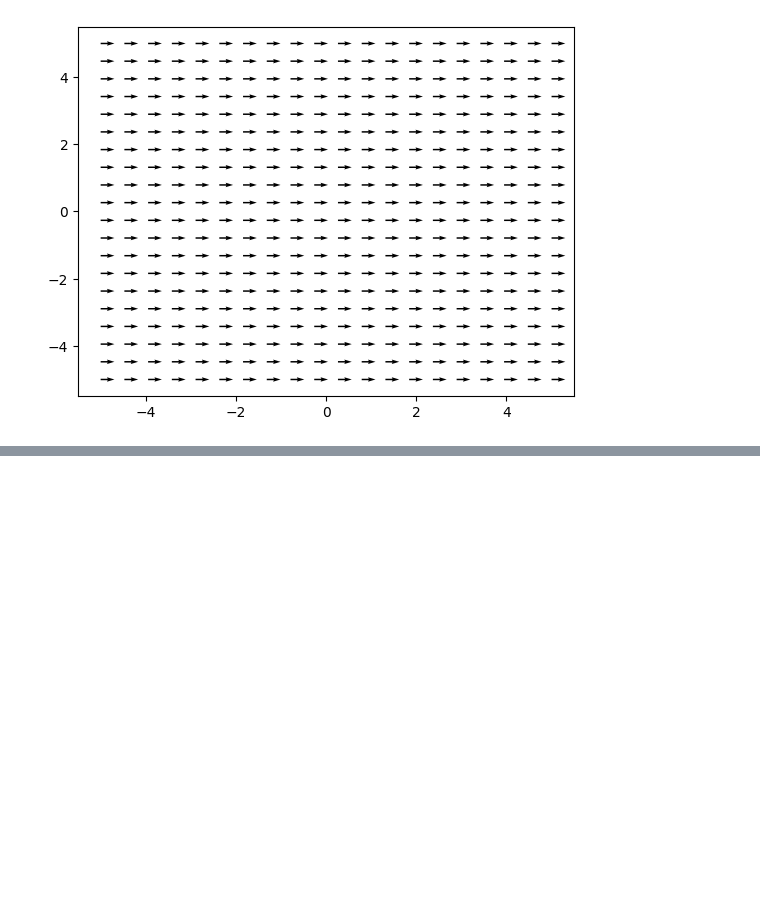
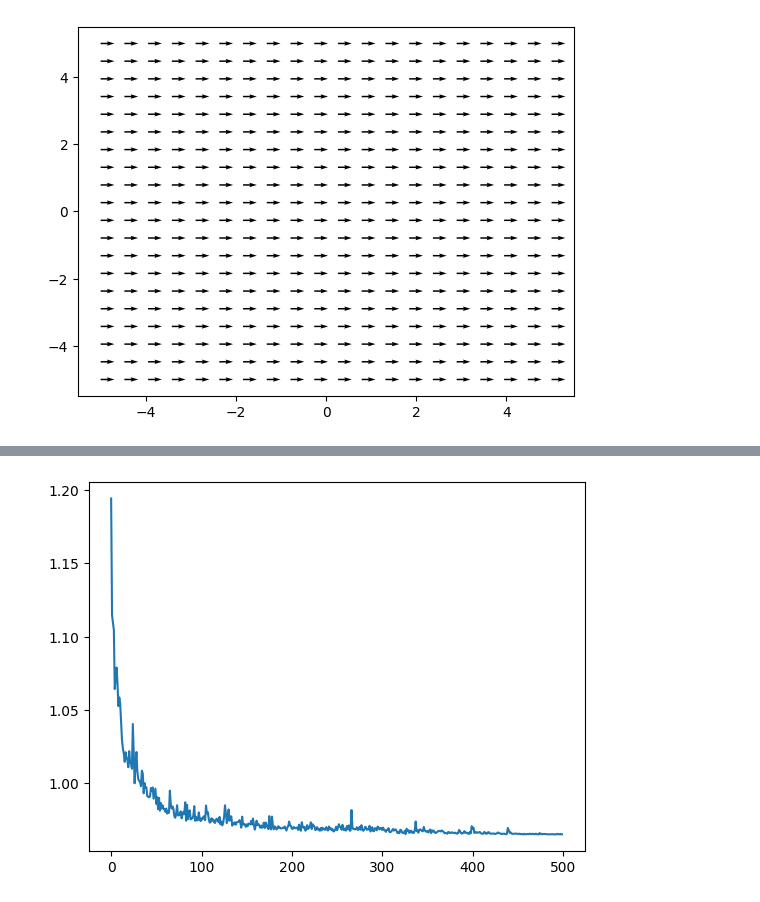
Before and after one commit to aidos-lab/neural-k-forms, a Jupyter notebook: DR-nn-vectorfield-example-R2 FAST.ipynb, the cells around one changed output, grey strips where cells are left out. Saved outputs shown, nothing was run; the diff lists cells and outputs as text; code cells hidden in the pictures; blank space fills up the shorter version.

```diff
--- a/DR-nn-vectorfield-example-R2 FAST.ipynb
+++ b/DR-nn-vectorfield-example-R2 FAST.ipynb
@@ -717,0 +794,7 @@ plt.show()
+# %%
+import torch.optim as optim
+
+# create your optimizer
+scalar_optimizer = optim.SGD(scalar.parameters(), lr=1e-4, momentum=0.9)
+
+scalar_criterion = nn.CrossEntropyLoss()
@@ -717,0 +865,9 @@ plt.show()
+# %%
+# plot the loss
+fig, ax = plt.subplots()
+
+ax.plot(np.arange(epochs), torch.sum(losses, axis = 0)/batch_size)
+
+plt.show()
+# %% [output]
+[figure, added]
```
Also changed, not shown: parts of 18 cells of this notebook.
